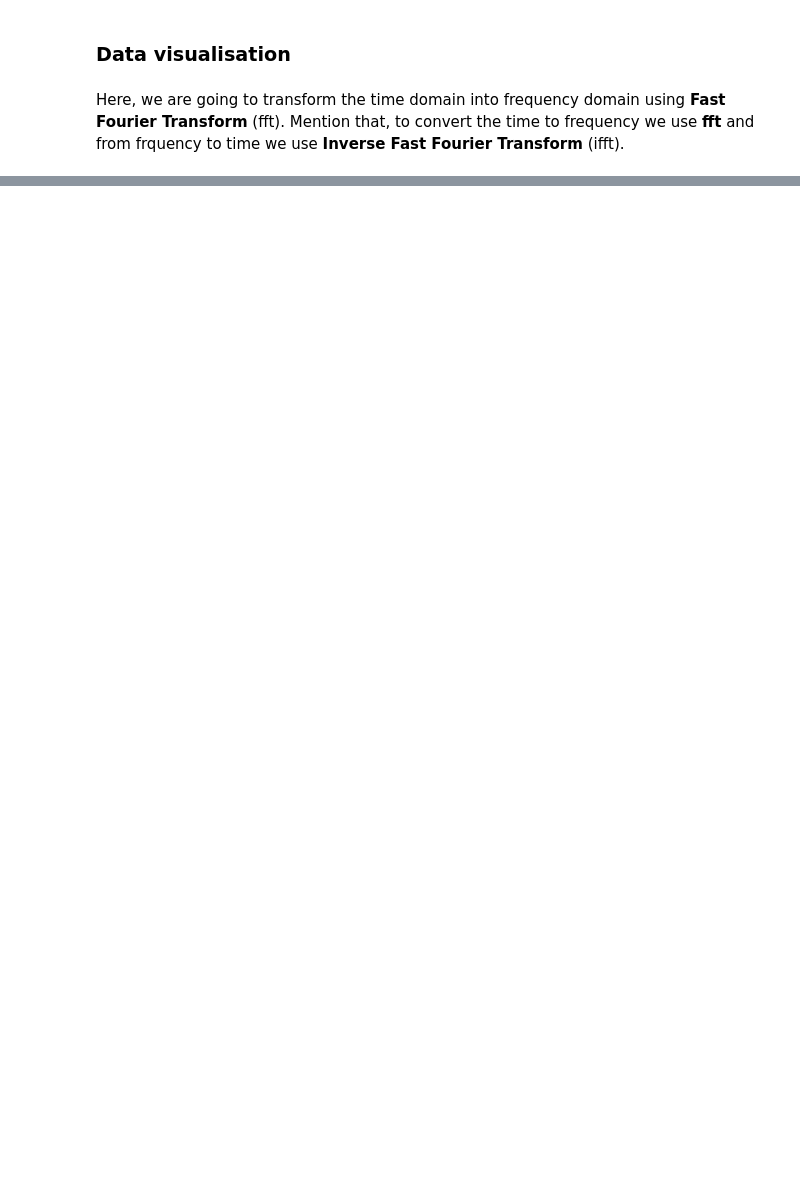
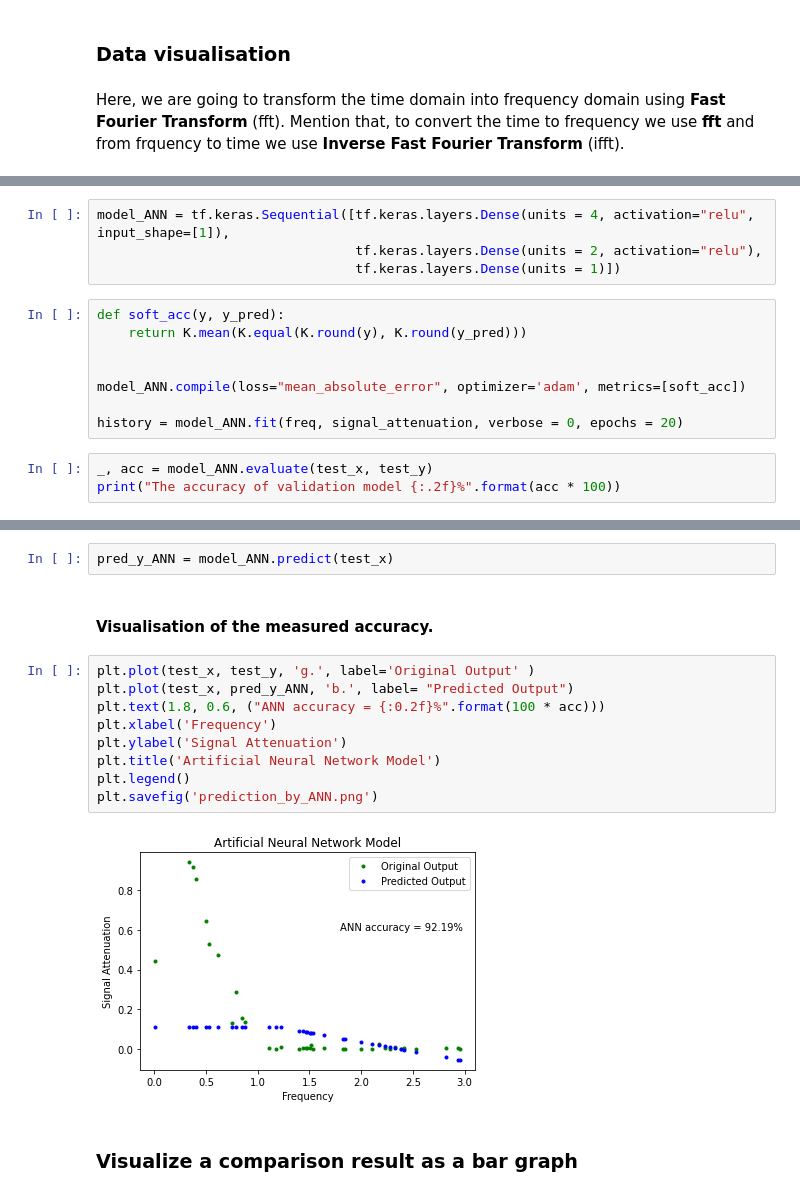
Before and after one commit to JaesonM/noise-reducing-work, a Jupyter notebook: Noise_reducing_work.ipynb, the cells around one changed output, grey strips where cells are left out. Cells and saved outputs as stored; diff of their text form; blank space fills up the shorter version.

```diff
--- a/Noise_reducing_work.ipynb
+++ b/Noise_reducing_work.ipynb
@@ -53,0 +127,15 @@ plt.show()
+# %%
+model_ANN = tf.keras.Sequential([tf.keras.layers.Dense(units = 4, activation="relu", input_shape=[1]),
+                                 tf.keras.layers.Dense(units = 2, activation="relu"),
+                                 tf.keras.layers.Dense(units = 1)])
+# %%
+def soft_acc(y, y_pred):
+    return K.mean(K.equal(K.round(y), K.round(y_pred)))
+
+
+model_ANN.compile(loss="mean_absolute_error", optimizer='adam', metrics=[soft_acc])
+
+history = model_ANN.fit(freq, signal_attenuation, verbose = 0, epochs = 20)
+# %%
+_, acc = model_ANN.evaluate(test_x, test_y)
+print("The accuracy of validation model {:.2f}%".format(acc * 100))
@@ -53,0 +145,17 @@ plt.show()
+# %%
+pred_y_ANN = model_ANN.predict(test_x)
+# %% [markdown]
+#### Visualisation of the measured accuracy.
+# %%
+plt.plot(test_x, test_y, 'g.', label='Original Output' )
+plt.plot(test_x, pred_y_ANN, 'b.', label= "Predicted Output")
+plt.text(1.8, 0.6, ("ANN accuracy = {:0.2f}%".format(100 * acc)))
+plt.xlabel('Frequency')
+plt.ylabel('Signal Attenuation')
+plt.title('Artificial Neural Network Model')
+plt.legend()
+plt.savefig('prediction_by_ANN.png')
+# %% [output]
+[figure, added]
+# %% [markdown]
+### Visualize a comparison result as a bar graph
```
Also changed, not shown: parts of 48 cells of this notebook.
